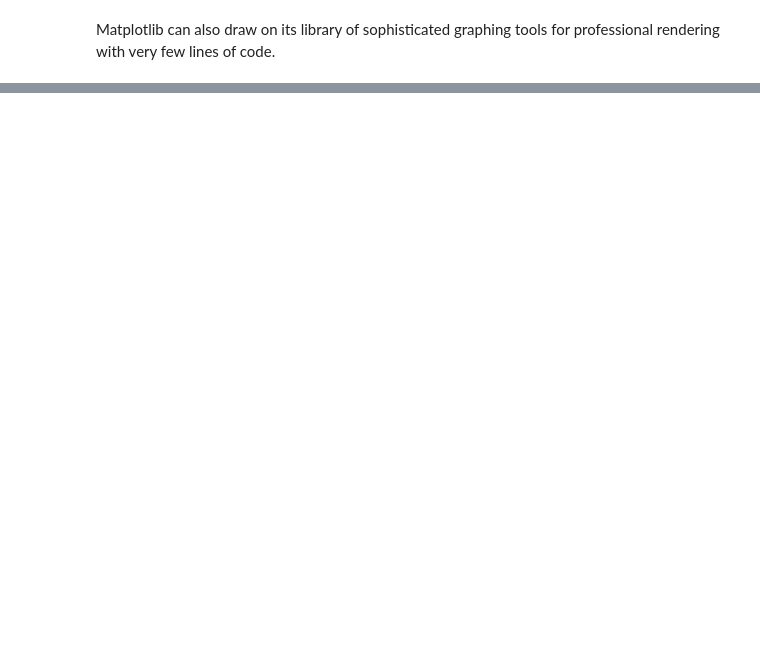
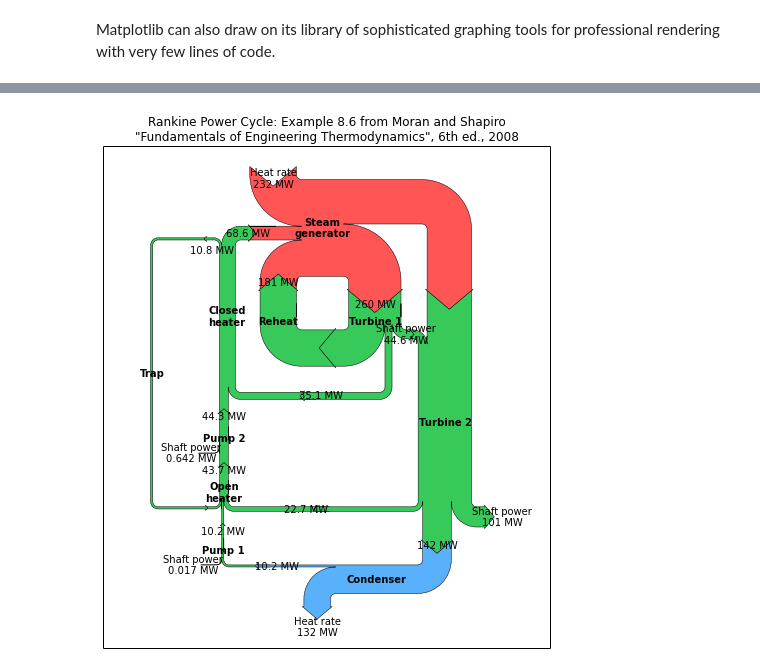
Before and after one commit to holdenweb/int-py-notes, a Jupyter notebook: nbsource/matplotlib.ipynb, the cells around one changed output, grey strips where cells are left out. Drawn from its saved outputs; the diff is of its cells as text; code cells hidden in the pictures; blank space fills up the shorter version.

Commit message:
Add more matplotlib examples, and a warning notebook on closures

```diff
--- a/nbsource/matplotlib.ipynb
+++ b/nbsource/matplotlib.ipynb
@@ -78,0 +91,80 @@ plt.show()
+# %%
+"""Demonstrate the Sankey class with a practicle example of a Rankine power cycle.
+"""
+import numpy as np
+import matplotlib.pyplot as plt
+
+from matplotlib.sankey import Sankey
+
+fig = plt.figure(figsize=(8, 9))
+ax = fig.add_subplot(1, 1, 1, xticks=[], yticks=[],
+                     title="Rankine Power Cycle: Example 8.6 from Moran and Shapiro\n"
+                           + "\x22Fundamentals of Engineering Thermodynamics\x22, 6th ed., 2008")
+Hdot = [260.431, 35.078, 180.794, 221.115, 22.700,
+        142.361, 10.193, 10.210, 43.670, 44.312,
+        68.631, 10.758, 10.758, 0.017, 0.642,
+        232.121, 44.559, 100.613, 132.168] # MW
+sankey = Sankey(ax=ax, format='%.3G', unit=' MW', gap=0.5, scale=1.0/Hdot[0])
+sankey.add(patchlabel='\n\nPump 1', rotation=90, facecolor='#37c959',
+           flows=[Hdot[13], Hdot[6], -Hdot[7]],
+           labels=['Shaft power', '', None],
+           pathlengths=[0.4, 0.883, 0.25],
+           orientations=[1, -1, 0])
+sankey.add(patchlabel='\n\nOpen\nheater', facecolor='#37c959',
+           flows=[Hdot[11], Hdot[7], Hdot[4], -Hdot[8]],
+           labels=[None, '', None, None],
+           pathlengths=[0.25, 0.25, 1.93, 0.25],
+           orientations=[1, 0, -1, 0], prior=0, connect=(2, 1))
+sankey.add(patchlabel='\n\nPump 2', facecolor='#37c959',
+           flows=[Hdot[14], Hdot[8], -Hdot[9]],
+           labels=['Shaft power', '', None],
+           pathlengths=[0.4, 0.25, 0.25],
+           orientations=[1, 0, 0], prior=1, connect=(3, 1))
+sankey.add(patchlabel='Closed\nheater', trunklength=2.914, fc='#37c959',
+           flows=[Hdot[9], Hdot[1], -Hdot[11], -Hdot[10]],
+           pathlengths=[0.25, 1.543, 0.25, 0.25],
+           labels=['', '', None, None],
+           orientations=[0, -1, 1, -1], prior=2, connect=(2, 0))
+sankey.add(patchlabel='Trap', facecolor='#37c959', trunklength=5.102,
+           flows=[Hdot[11], -Hdot[12]],
+           labels=['\n', None],
+           pathlengths=[1.0, 1.01],
+           orientations=[1, 1], prior=3, connect=(2, 0))
+sankey.add(patchlabel='Steam\ngenerator', facecolor='#ff5555',
+           flows=[Hdot[15], Hdot[10], Hdot[2], -Hdot[3], -Hdot[0]],
+           labels=['Heat rate', '', '', None, None],
+           pathlengths=0.25,
+           orientations=[1, 0, -1, -1, -1], prior=3, connect=(3, 1))
+sankey.add(patchlabel='\n\n\nTurbine 1', facecolor='#37c959',
+           flows=[Hdot[0], -Hdot[16], -Hdot[1], -Hdot[2]],
+           labels=['', None, None, None],
+           pathlengths=[0.25, 0.153, 1.543, 0.25],
+           orientations=[0, 1, -1, -1], prior=5, connect=(4, 0))
+sankey.add(patchlabel='\n\n\nReheat', facecolor='#37c959',
+           flows=[Hdot[2], -Hdot[2]],
+           labels=[None, None],
+           pathlengths=[0.725, 0.25],
+           orientations=[-1, 0], prior=6, connect=(3, 0))
+sankey.add(patchlabel='Turbine 2', trunklength=3.212, facecolor='#37c959',
+           flows=[Hdot[3], Hdot[16], -Hdot[5], -Hdot[4], -Hdot[17]],
+           labels=[None, 'Shaft power', None, '', 'Shaft power'],
+           pathlengths=[0.751, 0.15, 0.25, 1.93, 0.25],
+           orientations=[0, -1, 0, -1, 1], prior=6, connect=(1, 1))
+sankey.add(patchlabel='Condenser', facecolor='#58b1fa', trunklength=1.764,
+           flows=[Hdot[5], -Hdot[18], -Hdot[6]],
+           labels=['', 'Heat rate', None],
+           pathlengths=[0.45, 0.25, 0.883],
+           orientations=[-1, 1, 0], prior=8, connect=(2, 0))
+diagrams = sankey.finish()
+for diagram in diagrams:
+    diagram.text.set_fontweight('bold')
+    diagram.text.set_fontsize('10')
+    for text in diagram.texts:
+        text.set_fontsize('10')
+# Notice that the explicit connections are handled automatically, but the
+# implicit ones currently are not.  The lengths of the paths and the trunks
+# must be adjusted manually, and that is a bit tricky.
+
+plt.show()
+# %% [output]
+[figure, added]
```
Also changed, not shown: parts of 11 cells of this notebook, 1 other file.
